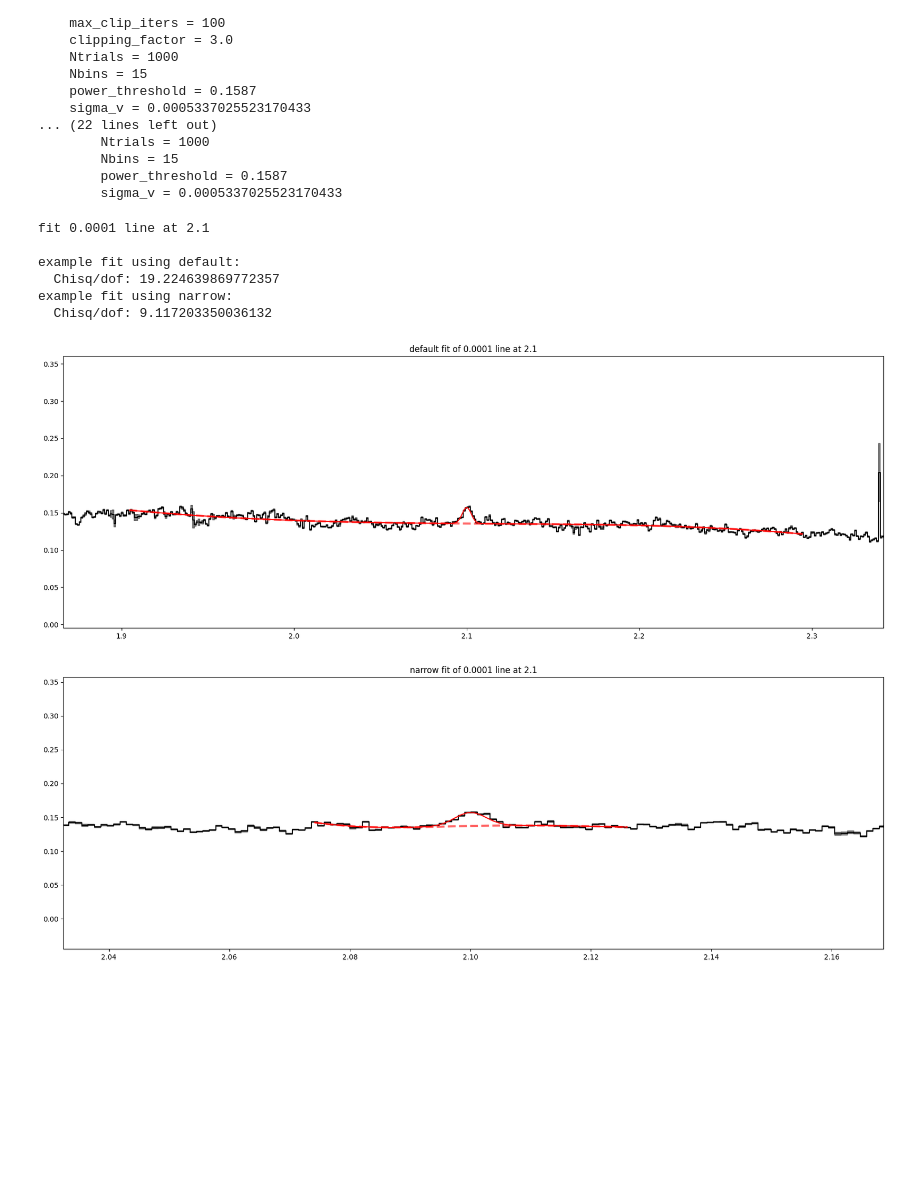
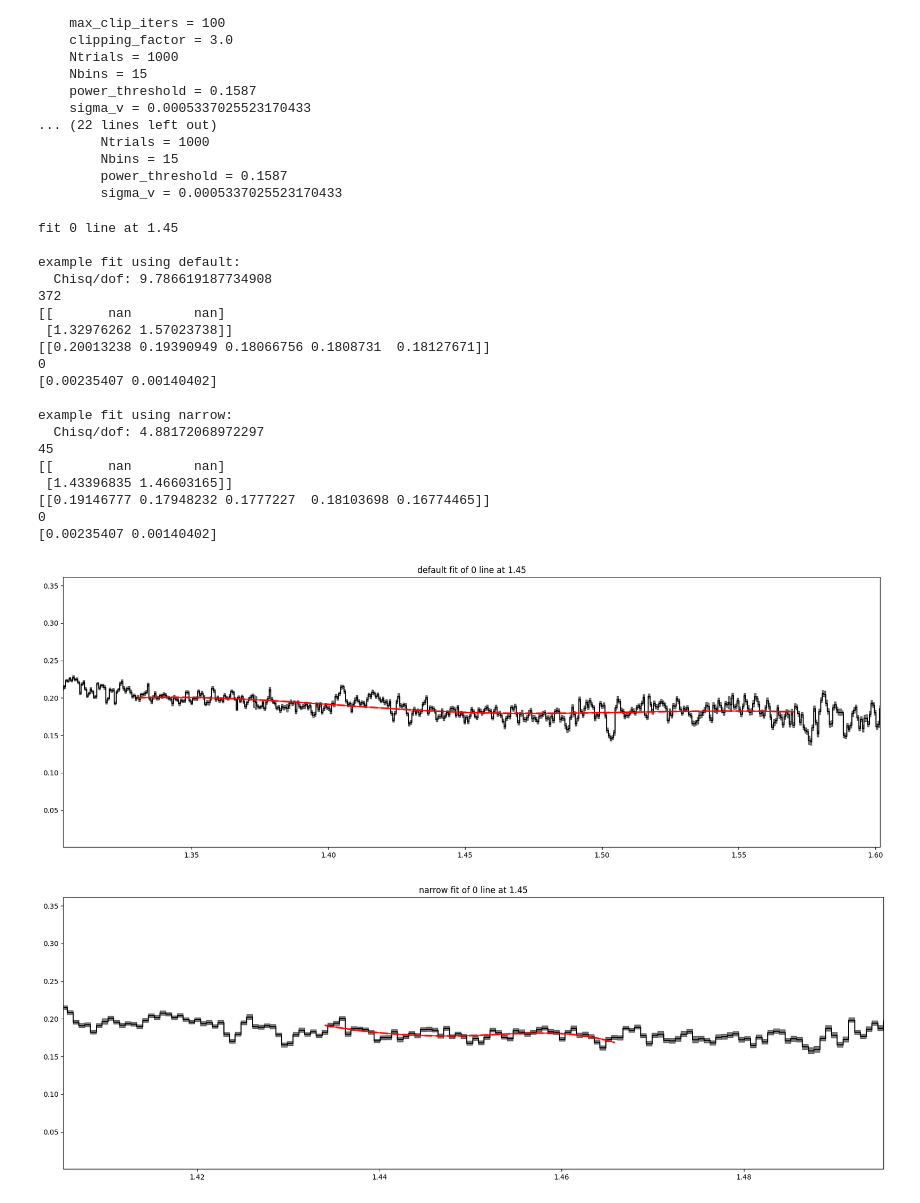
Before and after one commit to rjanish/JWST-DMdecay, a Jupyter notebook: mc.ipynb, the cells around one changed output. Drawn from its saved outputs; the diff is of its cells as text; code cells hidden in the pictures; blank space fills up the shorter version.

Commit message:
more line fitting

```diff
--- a/mc.ipynb
+++ b/mc.ipynb
@@ -31,3 +30,9 @@ base_specset = dmd.prep.SpecSetfromList(data)
 # %% [output]
 parsing gnz11_split/gnz11_split.toml
 processing 2 datafiles...
+# %%
+for k, v in prev_configs.items():
+    print(k)
+    print()
+    for kk, vv in v.items():
+        print(f"  {kk}: {vv}")
@@ -122,7 +145,7 @@ for k, v in linesearch_configs.items():
 print()
 default_setup = dmd.linesearch.LineSearchSetup(**linesearch_configs)
 
-# linesearch_configs["num_knots"] = 5
+linesearch_configs["num_knots"] = 5
 linesearch_configs["width_factor"] = 20
 narrow_setup = dmd.linesearch.LineSearchSetup(**linesearch_configs)
 
@@ -151,39 +174,60 @@ linsearch configs used in v1:
         power_threshold = 0.1587
         sigma_v = 0.0005337025523170433
 # %%
-decayrate = 1e-4
-lam0 = 2.1
+decayrate = 0 #6e-4 #1e-4 #1e-4
+lam0 = 1.45 # 2.8 # 2.1
 print(f"fit {decayrate} line at {lam0}\n")
 
 for name, setup in setups.items():
     print(f"example fit using {name}:")
     new_specset = base_specset.add_DM_line(decayrate, lam0)\
-                              .resample_flux()
+                            #   .resample_flux()
     searcher = dmd.linesearch.LineSearcher(setup, new_specset, lam0)
-    eg_knot_vals, eg_decayrate = searcher.fit_continuum_plus_line()
+    eg_knot_vals = searcher.fit_continuum()
+    eg_decayrate = 0
+    # eg_knot_vals, eg_decayrate = searcher.fit_continuum_plus_line()
     chisq_dof = \
         searcher.chisq(eg_knot_vals, eg_decayrate)/ \
         searcher.dof_continuum_plus_line
     print(f"  Chisq/dof: {chisq_dof}")
+    print(searcher.dof_continuum_plus_line)
+    print(f"{searcher.fit_intervals}")
+    print(f"{eg_knot_vals}")
+    print(f"{eg_decayrate}")
+    print(searcher.data.inst_res)
+    print()
 
     fig, ax = plt.subplots(figsize=(21, 7))
     new_specset.plot(ax=ax, error_band=0.5, color='black', alpha=1)
     model = searcher.spline_plus_line_model(eg_knot_vals, eg_decayrate,
                                             searcher.lams_to_fit)
     model_continuum_only = searcher.spline_plus_line_model(eg_knot_vals, 0,
                                                         searcher.lams_to_fit)
     for i_model, i_specs in enumerate(searcher.to_fit):
         ax.plot(searcher.lams_to_fit[i_specs], model[i_model], color="red")
         ax.plot(searcher.lams_to_fit[i_specs], model_continuum_only[i_model],
                 color="red", alpha=0.6, linewidth=3, linestyle='dashed')
     ax.set_xlim(*searcher.get_plot_limits(margin=0.02))
     ax.set_title(F"{name} fit of {decayrate} line at {lam0}")
 # %% [output]
-fit 0.0001 line at 2.1
+fit 0 line at 1.45
 
 example fit using default:
-  Chisq/dof: 19.224639869772357
+  Chisq/dof: 9.786619187734908
+372
+[[       nan        nan]
+ [1.32976262 1.57023738]]
+[[0.20013238 0.19390949 0.18066756 0.1808731  0.18127671]]
+0
+[0.00235407 0.00140402]
+
 example fit using narrow:
-  Chisq/dof: 9.117203350036132
+  Chisq/dof: 4.88172068972297
+45
+[[       nan        nan]
+ [1.43396835 1.46603165]]
+[[0.19146777 0.17948232 0.1777227  0.18103698 0.16774465]]
+0
+[0.00235407 0.00140402]
-[figure, old version]
+[figure, new version]
-[figure, old version]
+[figure, new version]
```
Also changed, not shown: parts of 10 cells of this notebook, 1 other file.
